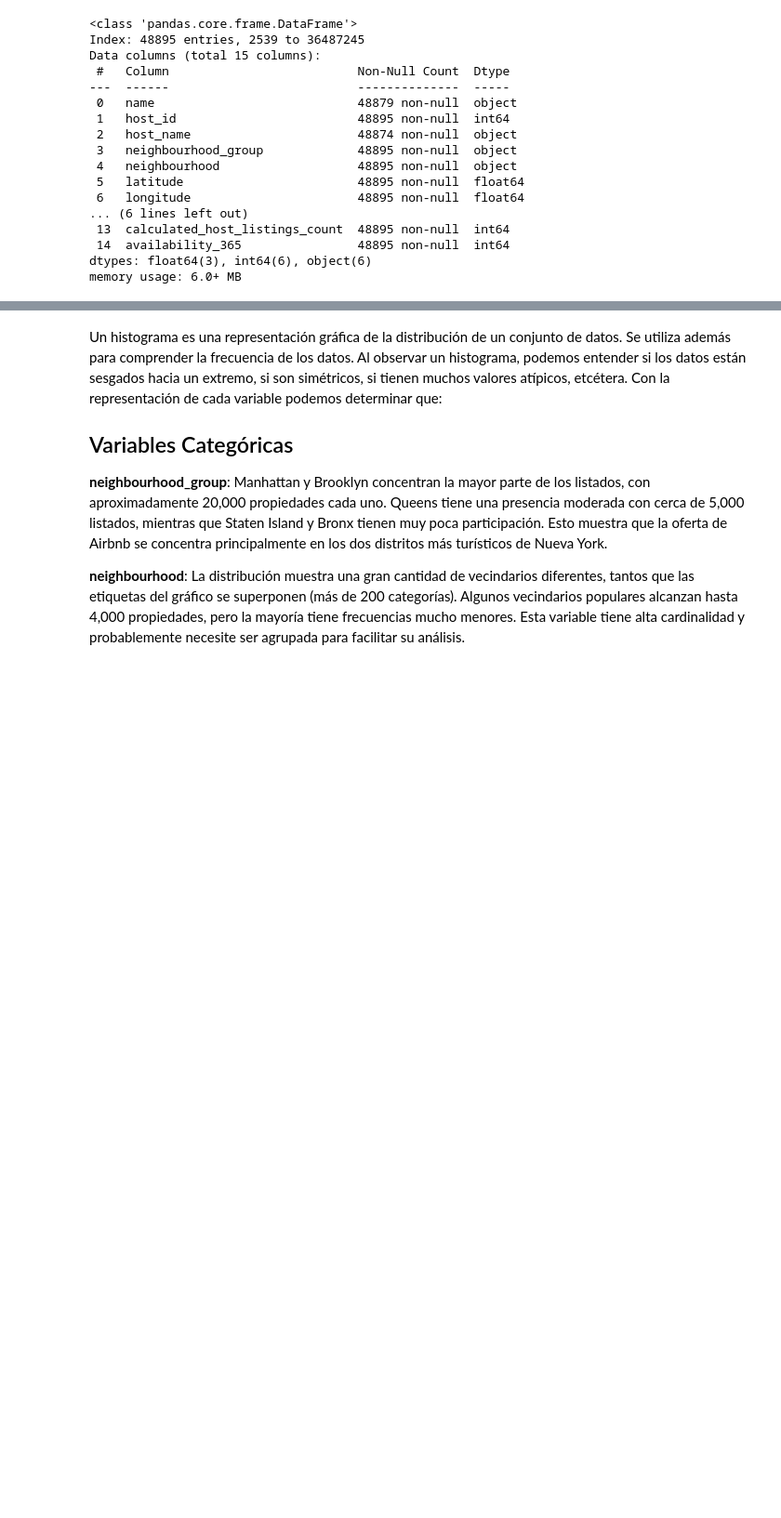
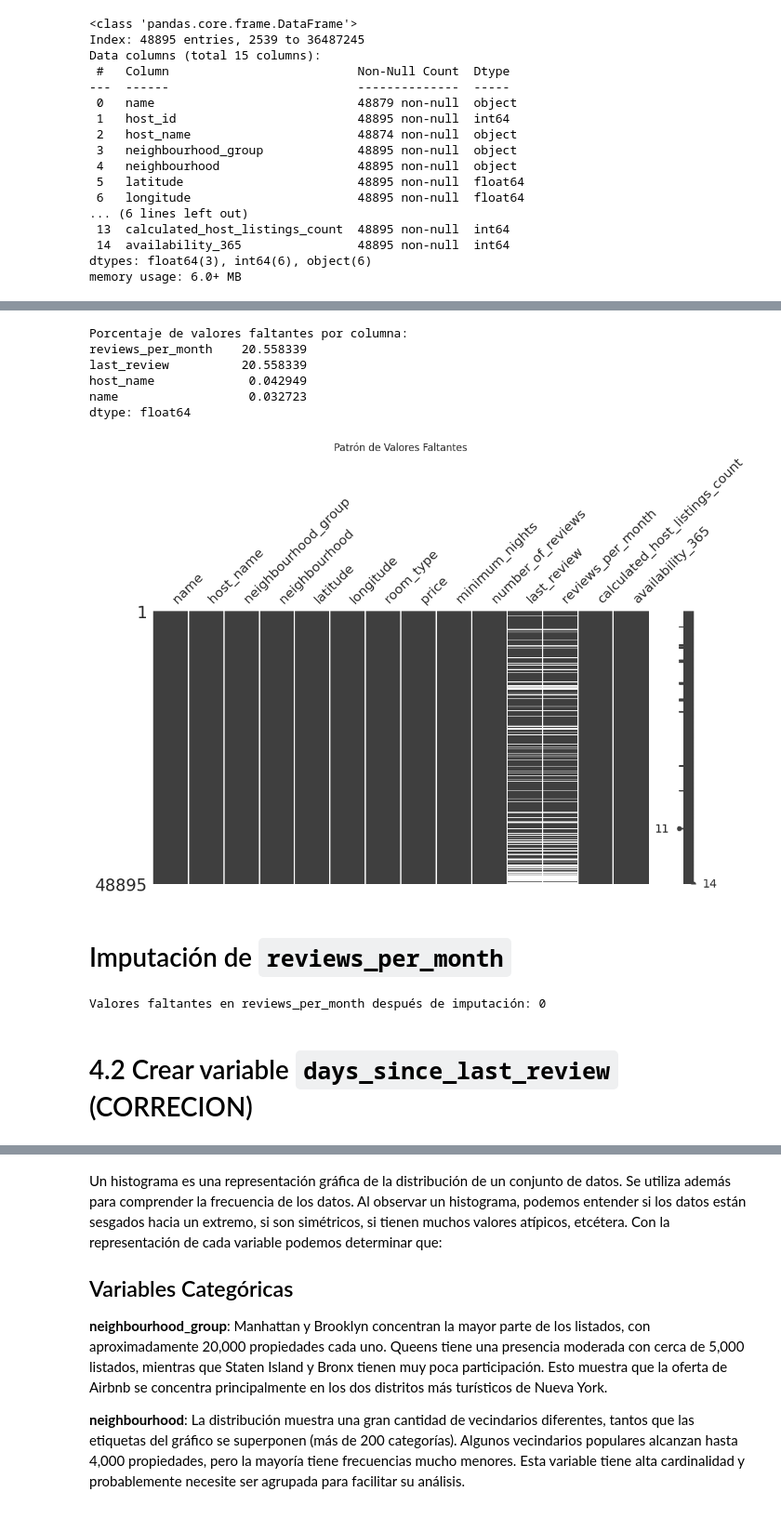
Before and after one commit to 4GeeksAcademy/palomagondim-intro-ml, a Jupyter notebook: src/00-eda.ipynb, the cells around one changed output, grey strips where cells are left out. Shown at 93% size. Saved outputs shown, nothing was run; the diff lists cells and outputs as text; code cells hidden in the pictures; blank space fills up the shorter version.

```diff
--- a/src/00-eda.ipynb
+++ b/src/00-eda.ipynb
@@ -23,19 +23,20 @@ Requirement already satisfied: tzdata>=2022.7 in /home/vscode/.local/lib/python3
 import pandas as pd
 import missingno as msno
 from sklearn.model_selection import train_test_split
-from missforest import MissForest
 from sklearn.ensemble import IsolationForest
 from sklearn.ensemble import RandomForestRegressor
-from statsmodels.stats.outliers_influence import variance_inflation_factor
 import numpy as np
 import matplotlib.pyplot as plt
-from sklearn.inspection import permutation_importance
-from xgboost import XGBRegressor
-import shap
-import lightgbm as lgb
 import seaborn as sns
-from sklearn.model_selection import cross_val_score
-from sklearn.preprocessing import OrdinalEncoder
+from sklearn.preprocessing import OrdinalEncoder, LabelEncoder
+import json
+import warnings
+warnings.filterwarnings('ignore')
+
+# Configurar visualización
+pd.set_option('display.max_columns', None)
+sns.set_style("whitegrid")
+plt.rcParams['figure.dpi'] = 100
 # %%
 df = pd.read_csv('../data/raw/AB_NYC_2019.csv')
 df.set_index('id', inplace=True)
@@ -118,0 +127,29 @@ np.int64(0)
+# %%
+# Análisis de valores faltantes
+faltantes = df.isna().mean() * 100
+print("Porcentaje de valores faltantes por columna:")
+print(faltantes[faltantes > 0].sort_values(ascending=False))
+# %% [output]
+Porcentaje de valores faltantes por columna:
+reviews_per_month    20.558339
+last_review          20.558339
+host_name             0.042949
+name                  0.032723
+dtype: float64
+# %%
+# Visualizar patrones de valores faltantes
+msno.matrix(df, figsize=(12, 6))
+plt.title('Patrón de Valores Faltantes')
+plt.show()
+# %% [output]
+[figure, added]
+# %% [markdown]
+# Imputación de `reviews_per_month`
+# %%
+# Si no hay reseñas por mes, asumimos que es 0
+df['reviews_per_month'].fillna(0, inplace=True)
+print(f"Valores faltantes en reviews_per_month después de imputación: {df['reviews_per_month'].isna().sum()}")
+# %% [output]
+Valores faltantes en reviews_per_month después de imputación: 0
+# %% [markdown]
+# 4.2 Crear variable `days_since_last_review` (CORRECION)
```
Also changed, not shown: parts of 71 cells of this notebook, 9 other files.
